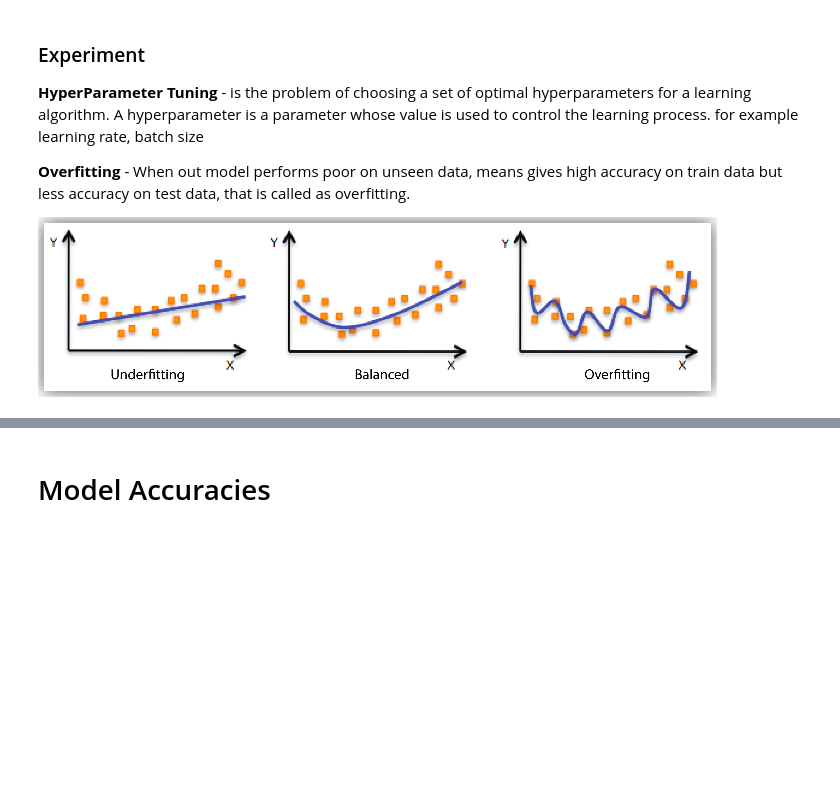
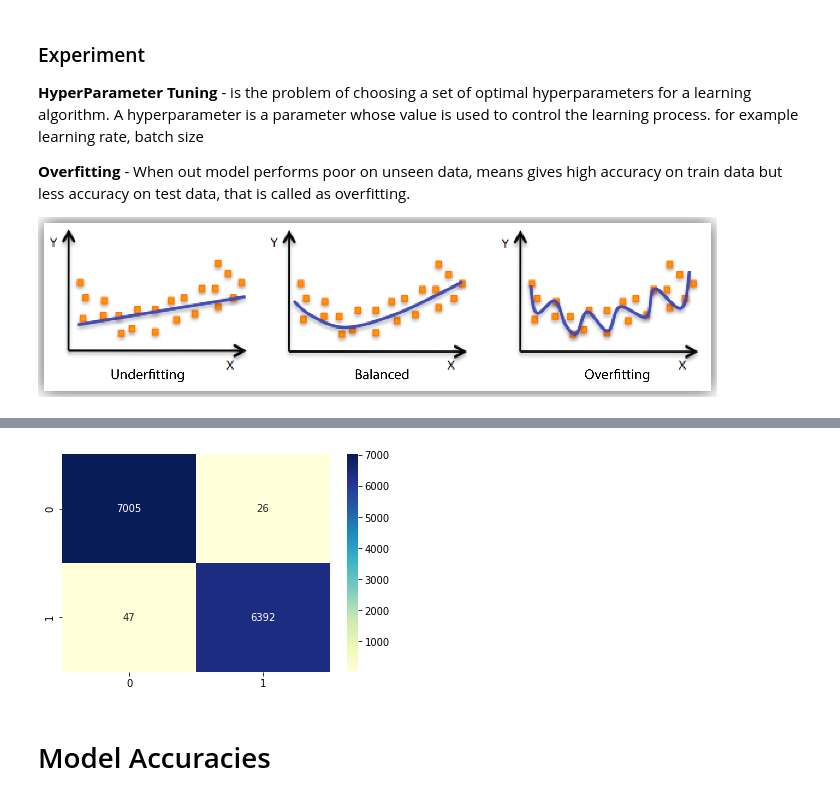
Before and after one commit to jay-thakur/Fake_News_Classifier, a Jupyter notebook: fake_news_classifier.ipynb, the cells around one changed output, grey strips where cells are left out. Drawn from its saved outputs; the diff is of its cells as text; code cells hidden in the pictures; blank space fills up the shorter version.

```diff
--- a/fake_news_classifier.ipynb
+++ b/fake_news_classifier.ipynb
@@ -505,7 +569,7 @@ class Simple_Net1(nn.Module):
 
     def __init__(self):
 
-        super(Simple_Net, self).__init__()
+        super(Simple_Net1, self).__init__()
 
         self.linear1 = nn.Linear(5008, 2000)
         self.relu1 = nn.ReLU()
@@ -524,11 +588,14 @@ class Simple_Net1(nn.Module):
 
         self.linear6 = nn.Linear(10, 2)
 
+        self.dropout = nn.Dropout(0.1)
+
 
     def forward(self,x):
 
         out = self.linear1(x)
         out = self.relu1(out)
+        out = self.dropout(out)
 
         out = self.linear2(out)
         out = self.relu2(out)
@@ -547,13 +614,14 @@ class Simple_Net1(nn.Module):
         return out
 
 
-model = Simple_Net1()
-optimizer = torch.optim.Adam(model.parameters(), lr = 0.01)
+model_1 = Simple_Net1()
+optimizer = torch.optim.Adam(model_1.parameters(), lr = 0.01)
 error = nn.CrossEntropyLoss()
 
 X_train = torch.Tensor(X_train)
 
 y_train = torch.Tensor(y_train).type(torch.LongTensor)
+# y_train = torch.Tensor(y_train.type(torch.FloatTensor))
 
 X_test = torch.Tensor(X_test)
 y_test = torch.Tensor(y_test)
@@ -564,7 +632,7 @@ losses = []
 
 for epoch in range(epochs):
     optimizer.zero_grad()
-    output = model(X_train)
+    output = model_1(X_train)
     loss = error(output, y_train)
     loss.backward()
     optimizer.step()
@@ -572,7 +640,7 @@ for epoch in range(epochs):
     losses.append(loss)
     print(f'Epoch : {epoch+1}, Loss : {loss}')
 
-y_hat = model(X_test)
+y_hat = model_1(X_test)
 y_pred = torch.max(y_hat,1)[1] # Convert pred into labels
 
 nn_acc_4_hl = accuracy_score(y_pred, y_test)
@@ -581,3 +649,4 @@ print(f'accuracy on 4 hidden layer : {nn_acc_4_hl}')
 cm = confusion_matrix(y_pred=y_pred, y_true=y_test)
 sns.heatmap(cm, annot=True, cmap="YlGnBu", fmt='d')
 plt.show()
+# %% [output]
@@ -584,3 +670,4 @@ plt.show()
+[figure, added]
 # %% [markdown]
 # Model Accuracies
 # %%
```
Also changed, not shown: parts of 25 cells of this notebook.
